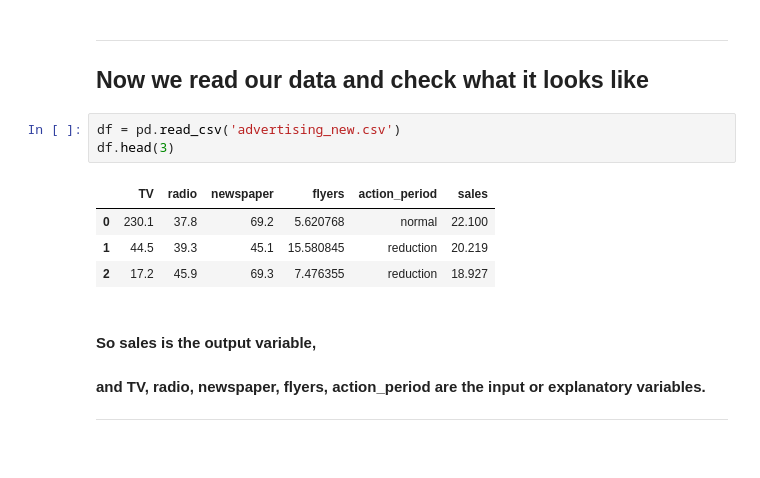
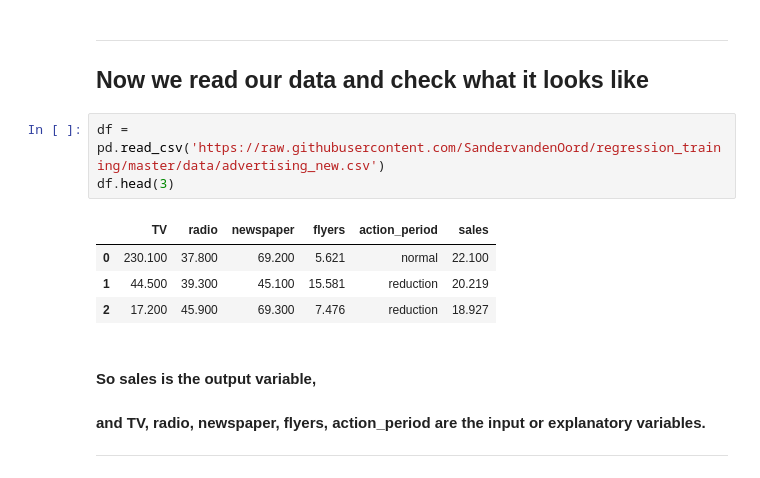
Before and after one commit to SandervandenOord/regression_training, a Jupyter notebook: Linear_Regression_Introduction.ipynb, the cells around one changed output. Drawn from its saved outputs; the diff is of its cells as text.

```diff
--- a/20200303_Regression_Better.ipynb
+++ b/Linear_Regression_Introduction.ipynb
@@ -52,13 +52,13 @@ import statsmodels.formula.api as smf
 ---
 ## Now we read our data and check what it looks like
 # %%
-df = pd.read_csv('advertising_new.csv')
+df = pd.read_csv('https://raw.githubusercontent.com/SandervandenOord/regression_training/master/data/advertising_new.csv')
 df.head(3)
 # %% [output]
 |  | TV | radio | newspaper | flyers | action_period | sales |
-| 0 | 230.1 | 37.8 | 69.2 | 5.620768 | normal | 22.100 |
-| 1 | 44.5 | 39.3 | 45.1 | 15.580845 | reduction | 20.219 |
-| 2 | 17.2 | 45.9 | 69.3 | 7.476355 | reduction | 18.927 |
+| 0 | 230.100 | 37.800 | 69.200 | 5.621 | normal | 22.100 |
+| 1 | 44.500 | 39.300 | 45.100 | 15.581 | reduction | 20.219 |
+| 2 | 17.200 | 45.900 | 69.300 | 7.476 | reduction | 18.927 |
 # %% [markdown]
 #### So **sales** is the **output** variable,
 
```
Also changed, not shown: parts of 1 cell of this notebook, 1 other file.
